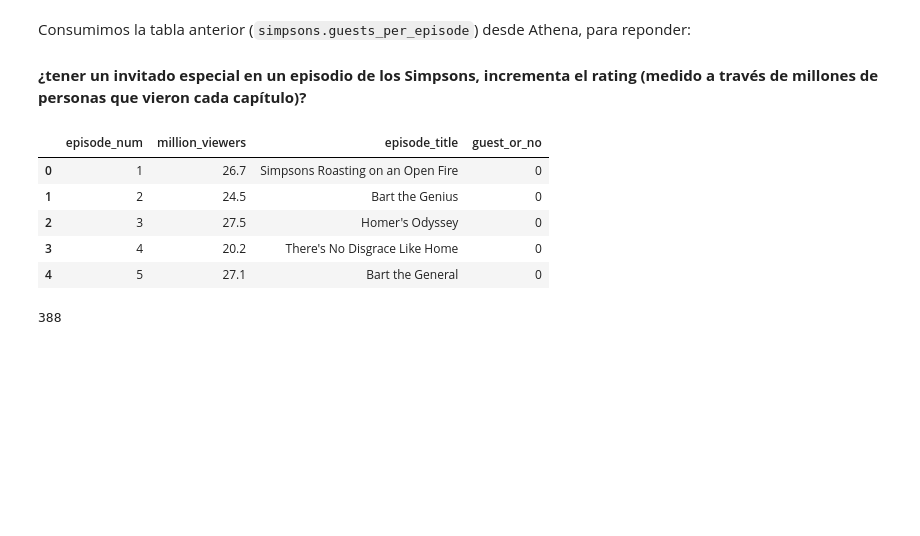
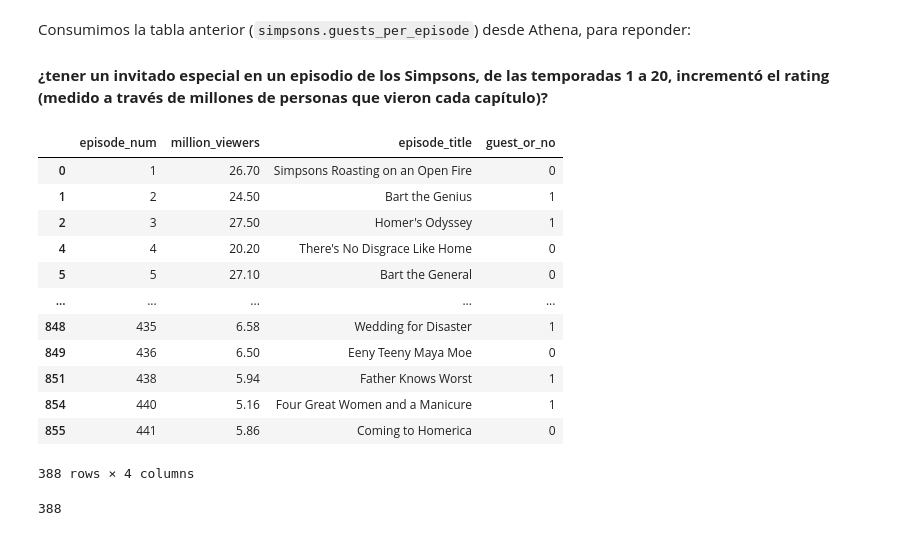
Before and after one commit to David-Damian/The-Simpson-Episode-Analysis, a Jupyter notebook: tarea06.ipynb, the cells around one changed output. Saved outputs shown, nothing was run; the diff lists cells and outputs as text; code cells hidden in the pictures; blank space fills up the shorter version.

```diff
--- a/tarea06.ipynb
+++ b/tarea06.ipynb
@@ -201,7 +328,7 @@ wr.athena.read_sql_query(query, database="simpsons", ctas_approach=False)
 # %% [markdown]
 Consumimos la tabla anterior (`simpsons.guests_per_episode`) desde Athena, para reponder:
 # %% [markdown]
-**¿tener un invitado especial en un episodio de los Simpsons, incrementa el rating (medido a través de millones de personas que vieron cada capítulo)?**
+**¿tener un invitado especial en un episodio de los Simpsons, de las temporadas 1 a 20, incrementó el rating (medido a través de millones de personas que vieron cada capítulo)?**
 # %%
 # query para obtener toda la tabla de guets_per_episodes
 query = '''SELECT * FROM simpsons.guests_per_episode'''
@@ -211,29 +338,36 @@ tbl_guests_per_episode = wr.athena.read_sql_query(query, database="simpsons", ct
 # %%
 import pandas as pd
 
 tbl_episodes_guests = (
     tbl_guests_per_episode
         # borrar registros con episodios duplicados
-        .drop_duplicates(subset=['episode_num'])
+        .drop_duplicates(subset=['episode_title'])
         # columna que indica episodios que tuvieron invitados especiales o no
         .assign(guest_or_no=(~tbl_guests_per_episode['guest_star'].isna()).fillna(0).astype(int))
         # borrar columna con nombres de invitados especiales
         .drop(columns='guest_star')
         # convertir a numerica, la variable de millones de viewers
         .assign(million_viewers=pd.to_numeric(tbl_guests_per_episode['million_viewers'], errors='coerce'))
         .loc[lambda x: x['million_viewers'].notnull()]
         .assign(million_viewers=lambda df_: df_.million_viewers.astype('float'))
 )
 
 
-tbl_episodes_guests.head()
+tbl_episodes_guests
 # %% [output]
 |  | episode_num | million_viewers | episode_title | guest_or_no |
-| 0 | 1 | 26.7 | Simpsons Roasting on an Open Fire | 0 |
-| 1 | 2 | 24.5 | Bart the Genius | 0 |
-| 2 | 3 | 27.5 | Homer's Odyssey | 0 |
-| 3 | 4 | 20.2 | There's No Disgrace Like Home | 0 |
-| 4 | 5 | 27.1 | Bart the General | 0 |
+| 0 | 1 | 26.70 | Simpsons Roasting on an Open Fire | 0 |
+| 1 | 2 | 24.50 | Bart the Genius | 1 |
+| 2 | 3 | 27.50 | Homer's Odyssey | 1 |
+| 4 | 4 | 20.20 | There's No Disgrace Like Home | 0 |
+| 5 | 5 | 27.10 | Bart the General | 0 |
+| ... | ... | ... | ... | ... |
+| 848 | 435 | 6.58 | Wedding for Disaster | 1 |
+| 849 | 436 | 6.50 | Eeny Teeny Maya Moe | 0 |
+| 851 | 438 | 5.94 | Father Knows Worst | 1 |
+| 854 | 440 | 5.16 | Four Great Women and a Manicure | 1 |
+| 855 | 441 | 5.86 | Coming to Homerica | 0 |
+388 rows × 4 columns
 # %%
 len(tbl_episodes_guests)
 # %% [output]
```
Also changed, not shown: parts of 32 cells of this notebook.
